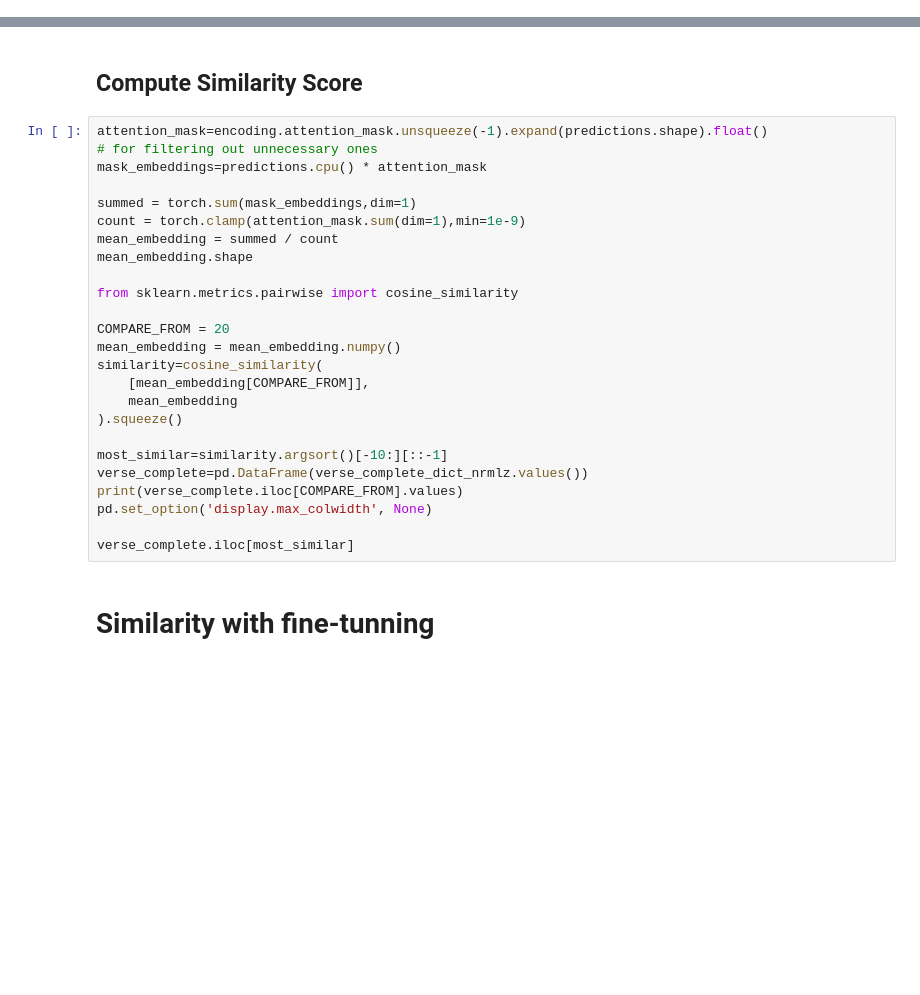
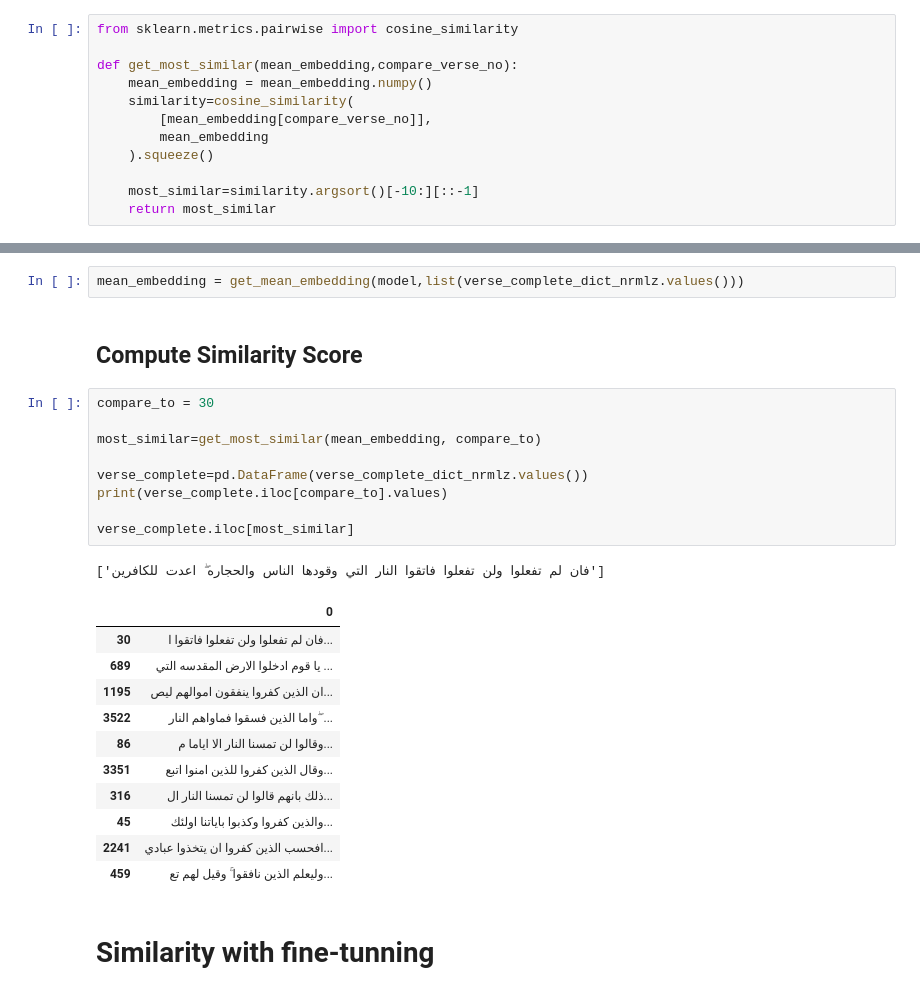
Before and after one commit to pam-lab/JupyterFiles, a Jupyter notebook: Similarity_BERT.ipynb, the cells around one changed output, grey strips where cells are left out. Saved outputs shown, nothing was run; the diff lists cells and outputs as text; blank space fills up the shorter version.

```diff
--- a/Similarity_BERT.ipynb
+++ b/Similarity_BERT.ipynb
@@ -143,3 +175,15 @@ def tokenize(sentence_list):
+# %%
+from sklearn.metrics.pairwise import cosine_similarity
+
+def get_most_similar(mean_embedding,compare_verse_no):
+    mean_embedding = mean_embedding.numpy()
+    similarity=cosine_similarity(
+        [mean_embedding[compare_verse_no]],
+        mean_embedding
+    ).squeeze()
+
+    most_similar=similarity.argsort()[-10:][::-1]
+    return most_similar
 # %% [markdown]
 # Similarity without finetuning
 # %% [markdown]
@@ -205,30 +212,29 @@ predictions = torch.cat(predictions,dim=0)
+# %%
+mean_embedding = get_mean_embedding(model,list(verse_complete_dict_nrmlz.values()))
 # %% [markdown]
 ## Compute Similarity Score
-# %%
-attention_mask=encoding.attention_mask.unsqueeze(-1).expand(predictions.shape).float()
-# for filtering out unnecessary ones
-mask_embeddings=predictions.cpu() * attention_mask
-
-summed = torch.sum(mask_embeddings,dim=1)
-count = torch.clamp(attention_mask.sum(dim=1),min=1e-9)
-mean_embedding = summed / count
-mean_embedding.shape
-
-from sklearn.metrics.pairwise import cosine_similarity
-
-COMPARE_FROM = 20
-mean_embedding = mean_embedding.numpy()
-similarity=cosine_similarity(
-    [mean_embedding[COMPARE_FROM]],
-    mean_embedding
-).squeeze()
-
-most_similar=similarity.argsort()[-10:][::-1]
-verse_complete=pd.DataFrame(verse_complete_dict_nrmlz.values())
-print(verse_complete.iloc[COMPARE_FROM].values)
-pd.set_option('display.max_colwidth', None)
-
-verse_complete.iloc[most_similar]
+# %%
+compare_to = 30
+
+most_similar=get_most_similar(mean_embedding, compare_to)
+
+verse_complete=pd.DataFrame(verse_complete_dict_nrmlz.values())
+print(verse_complete.iloc[compare_to].values)
+
+verse_complete.iloc[most_similar]
+# %% [output]
+['فان لم تفعلوا ولن تفعلوا فاتقوا النار التي وقودها الناس والحجاره ۖ اعدت للكافرين']
+|  | 0 |
+| 30 | فان لم تفعلوا ولن تفعلوا فاتقوا ا... |
+| 689 | يا قوم ادخلوا الارض المقدسه التي ... |
+| 1195 | ان الذين كفروا ينفقون اموالهم ليص... |
+| 3522 | واما الذين فسقوا فماواهم النار ۖ ... |
+| 86 | وقالوا لن تمسنا النار الا اياما م... |
+| 3351 | وقال الذين كفروا للذين امنوا اتبع... |
+| 316 | ذلك بانهم قالوا لن تمسنا النار ال... |
+| 45 | والذين كفروا وكذبوا باياتنا اولئك... |
+| 2241 | افحسب الذين كفروا ان يتخذوا عبادي... |
+| 459 | وليعلم الذين نافقوا ۚ وقيل لهم تع... |
 # %% [markdown]
 # Similarity with fine-tunning
 # %%
```
Also changed, not shown: parts of 13 cells of this notebook.
